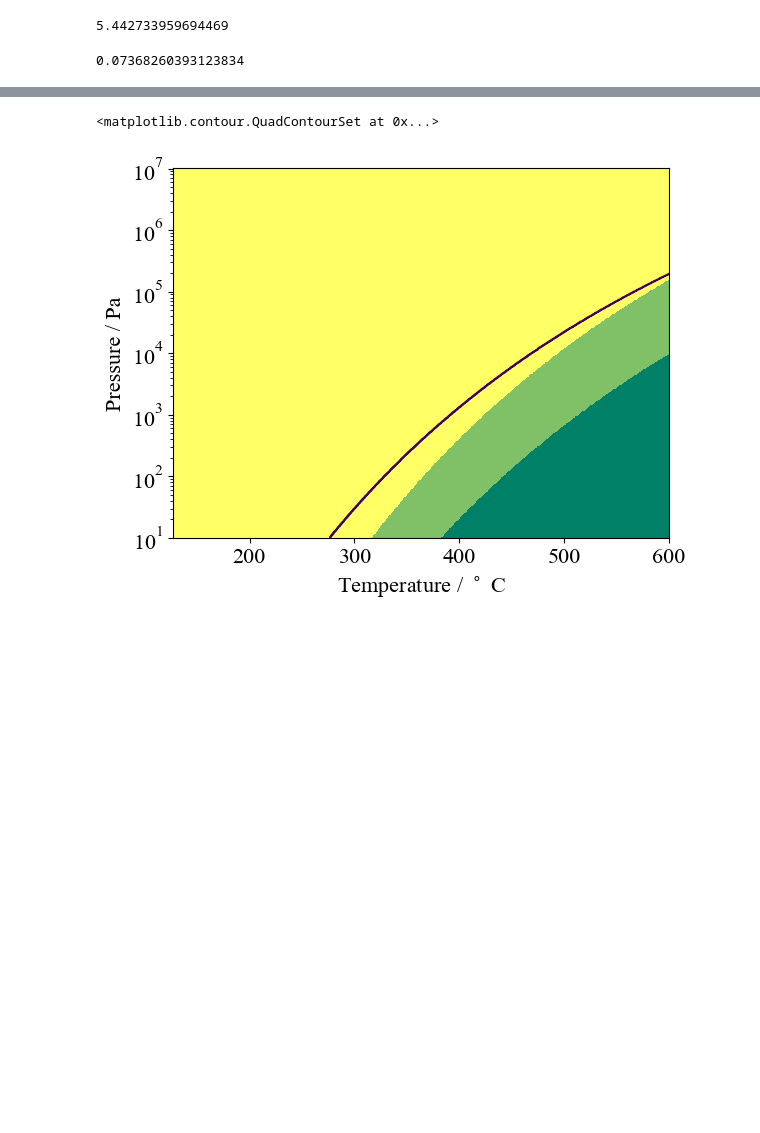
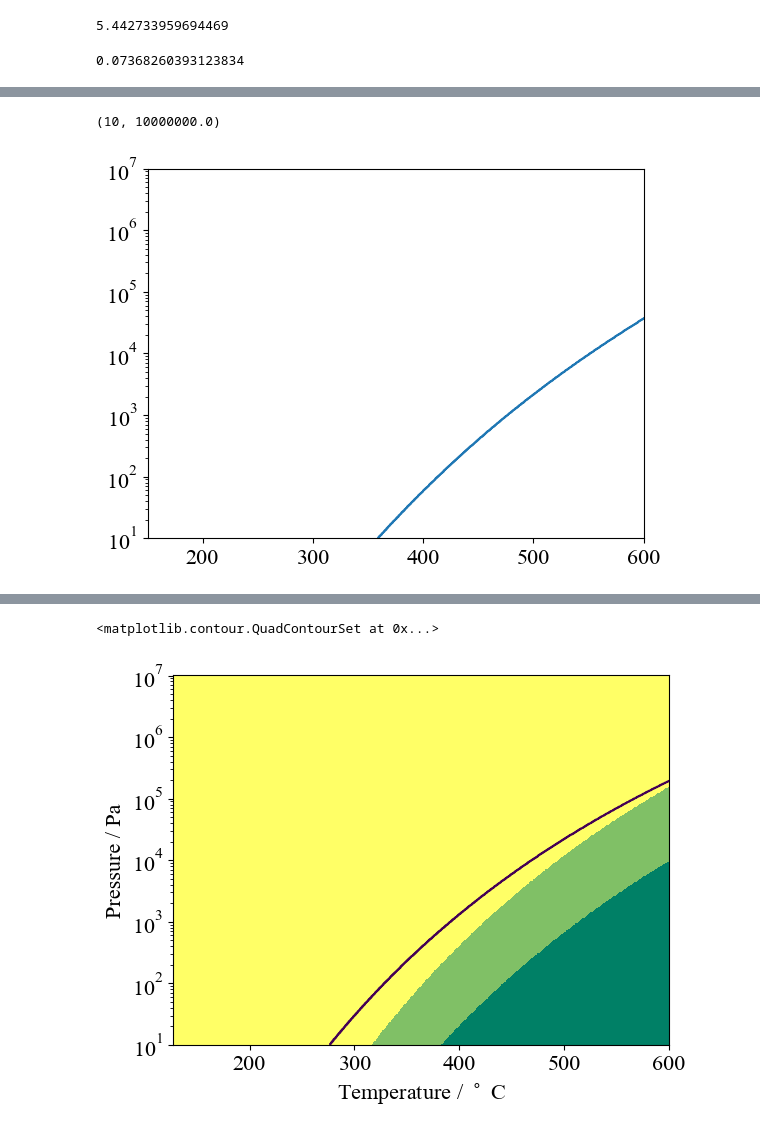
Before and after one commit to NU-CEM/2023_BaZrS3_Thermodynamic_Model, a Jupyter notebook: thermodynamics_reanalysis.ipynb, the cells around one changed output, grey strips where cells are left out. Saved outputs shown, nothing was run; the diff lists cells and outputs as text; code cells hidden in the pictures; blank space fills up the shorter version.

```diff
--- a/thermodynamics_reanalysis.ipynb
+++ b/thermodynamics_reanalysis.ipynb
@@ -138,0 +171,21 @@ plt.show()
+# %%
+BaS3_BaS2_coexistance = BaS3_reaction.Dmu(units="kJ",xc='scan',T=T,P=P).potential <= BaS2_reaction.Dmu(units="kJ",xc='scan',T=T,P=P).potential
+# %%
+# find indices where "False" first appears
+pressure_indices = []
+temperature_indices = []
+for i,row in enumerate(BaS3_BaS2_coexistance):
+    for j,item in enumerate(row):
+        if item == False:
+            pressure_indices.append(i)
+            temperature_indices.append(j)
+            break
+
+# check and select region of interest (up to 600C): so this fit will be valid 10^1 --> 10^7 Pa and 127 to 600 C
+plt.plot(T[temperature_indices][:600]- 273.15,P.flatten()[pressure_indices][:600])
+plt.yscale("log")
+plt.xlim([150,600])
+plt.ylim([10,1E7])
+# %% [output]
+(10, 10000000.0)
+[figure, added]
```
Also changed, not shown: parts of 17 cells of this notebook.
